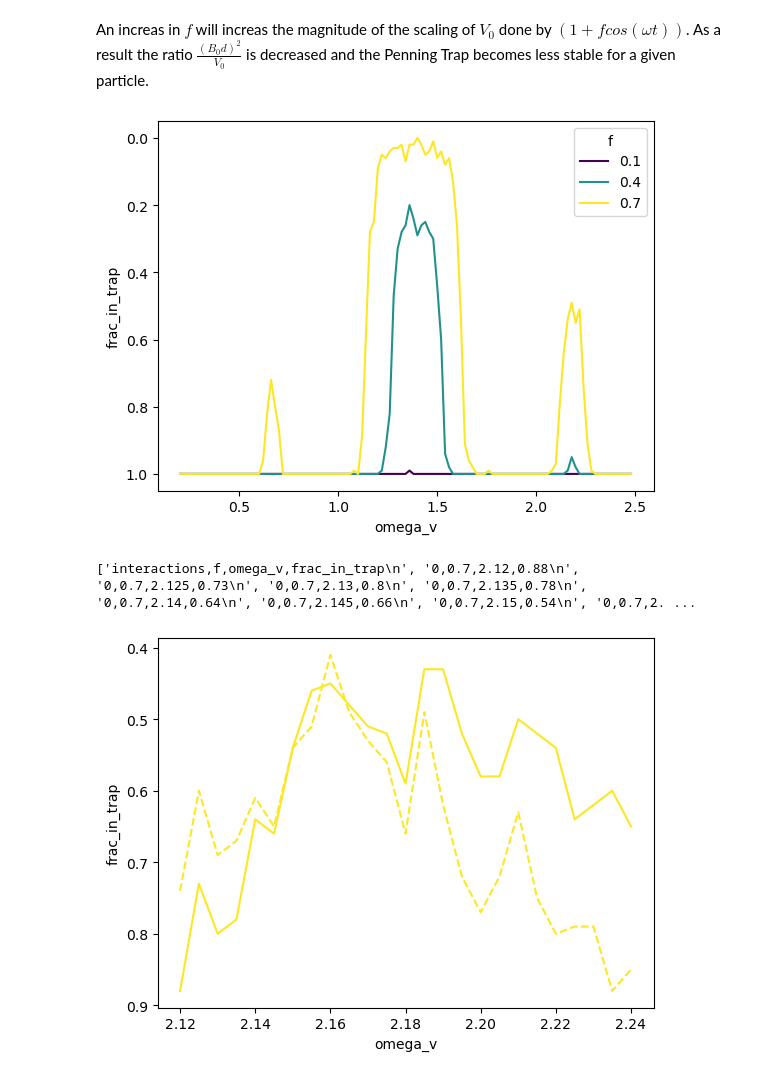
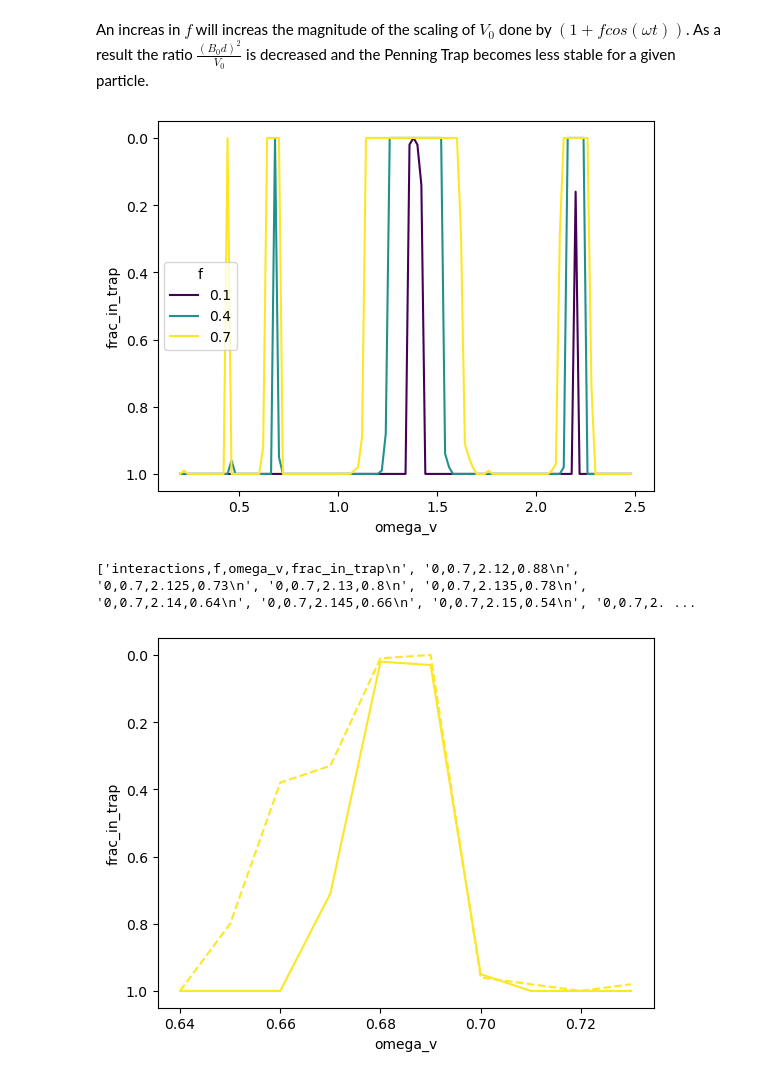
Before and after one commit to Johannesfjeldsaa/FYS3150_projects, a Jupyter notebook: Project3/solutions/plotting.ipynb, the cells around one changed output. Saved outputs shown, nothing was run; the diff lists cells and outputs as text; code cells hidden in the pictures.

Commit message:
last solutions and figures

```diff
--- a/Project3/solutions/plotting.ipynb
+++ b/Project3/solutions/plotting.ipynb
@@ -369,29 +369,29 @@ plt.show()
 # %% [markdown]
 An increas in $f$ will increas the magnitude of the scaling of $V_0$ done by $(1+fcos(\omega t))$. As a result the ratio $\frac{(B_0d)^{2}}{V_0}$ is decreased and the Penning Trap becomes less stable for a given particle.
 # %%
-with open(os.path.join(output_dir, 'problem_9_fullfqscan.out'), 'r') as f:
+with open(os.path.join(output_dir, 'problem_9_fullfqscan500.out'), 'r') as f:
     lines = f.readlines()
 
 df = pd.DataFrame([line.strip().split(",") for line in lines[1:]])
 df.columns = [col.strip() for col in lines[0].strip().split(",")]
 for col in df.columns:
     df[col] = df[col].astype(float)
 
 
 
 fig, ax = plt.subplots()
 
 sns.lineplot(
     data=df,
     x='omega_v',
     y='frac_in_trap',
     hue='f',
     ax=ax,
     palette='viridis'
     )
 ax.invert_yaxis()
 # %% [output]
-[figure, old version]
+[figure, new version]
 # %%
 with open(os.path.join(output_dir, 'problem_9.out'), 'r') as f:
     lines = f.readlines()
@@ -404,7 +404,7 @@ print(lines)
 with open(os.path.join(output_dir, 'problem_9.out'), 'r') as f:
     lines = f.readlines()
 
-lines = [line for indx, line in enumerate(lines) if indx != 26]
+lines = [line for indx, line in enumerate(lines) if indx != 11]
 
 df = pd.DataFrame([line.strip().split(",") for line in lines[1:]])
 df.columns = [col.strip() for col in lines[0].strip().split(",")]
@@ -427,4 +427,4 @@ for i in [0, 1]:
         )
 ax.invert_yaxis()
 # %% [output]
-[figure, old version]
+[figure, new version]
```
Also changed, not shown: 1 other file.
